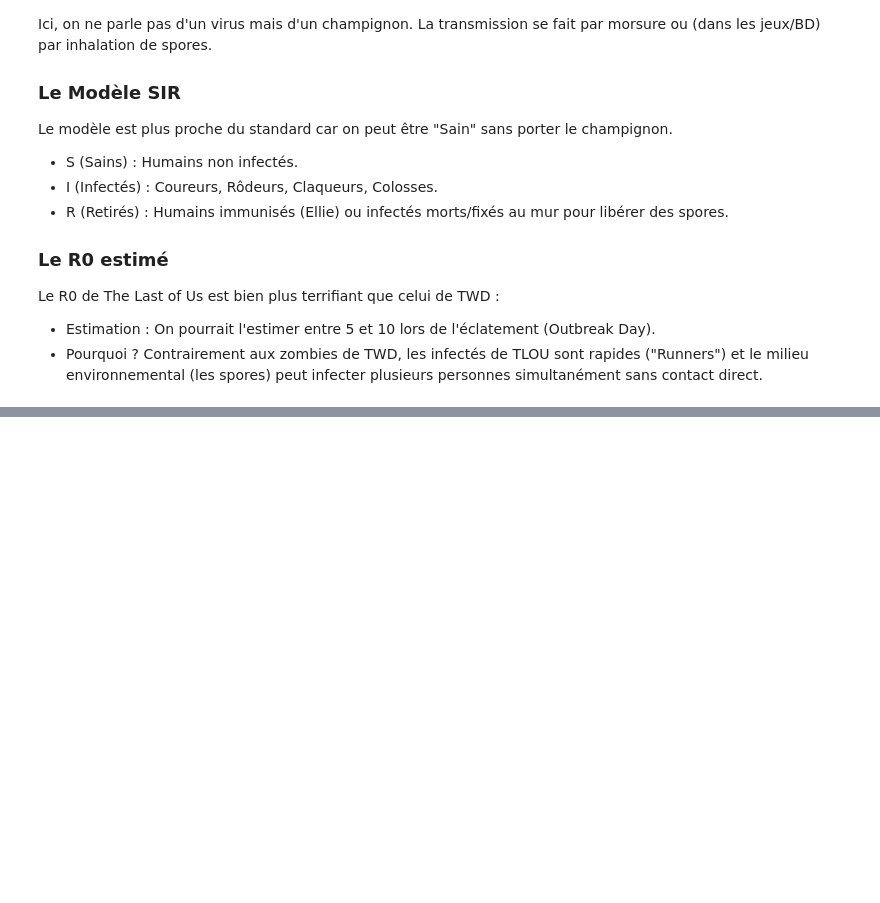
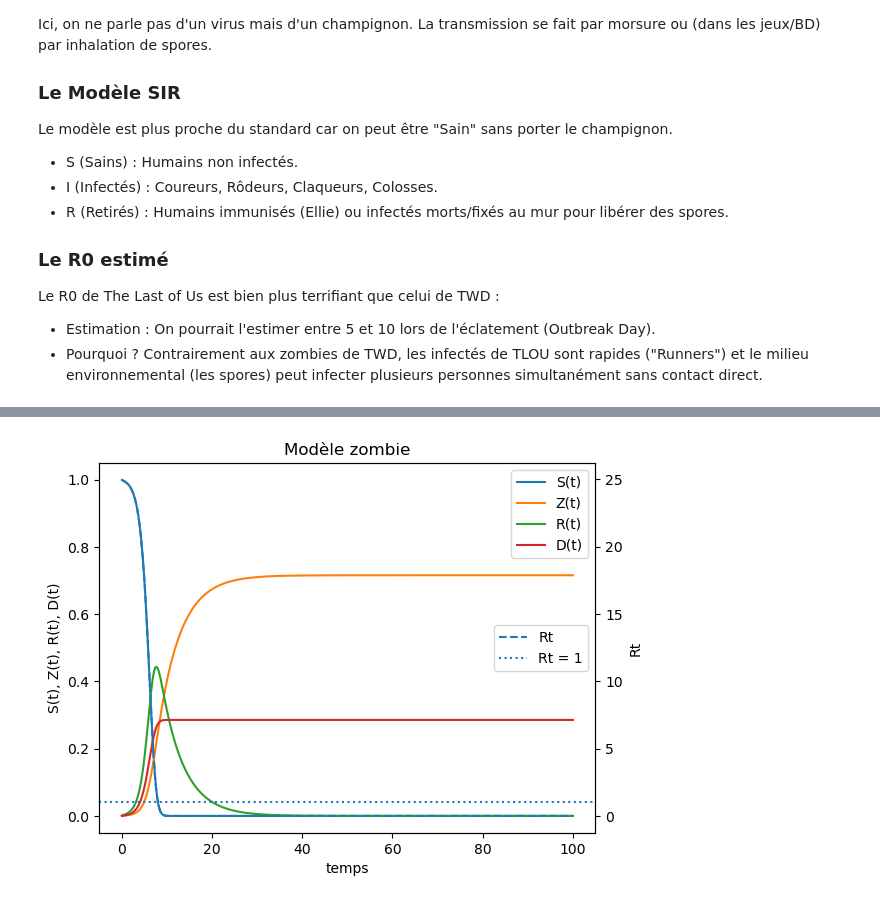
Before and after one commit to hjvictor/SIR_model, a Jupyter notebook: Info Zombie.ipynb, the cells around one changed output, grey strips where cells are left out. Cells and saved outputs as stored; diff of their text form; code cells hidden in the pictures; blank space fills up the shorter version.

Commit message:
info zombie

```diff
--- a/Info Zombie.ipynb
+++ b/Info Zombie.ipynb
@@ -30,0 +46,18 @@ Le R0 de The Last of Us est bien plus terrifiant que celui de TWD :
+# %%
+import pandas as pd
+import numpy as np
+import matplotlib.pyplot as plt
+import nosPackages.mathUtils as mathUtils
+
+# population initial
+S_init=0.999 # personnes suscétibles (départ) en fraction -> 1=100%
+Z_init=0.001 # personnes zombies
+R_init=0 # personnes en statut quo, elles sont infectés mais ne sont pas encore zombie (ne peuvent pas infecter)
+D_init=0 # personnes qui meurent
+
+# paramètre de contagion
+beta=5 # Contaminé par un zombie
+gamma=0.2 # Délai d'attente avant de devenir zombie
+mu= 2 # Humain consommé par le zombie
+alpha= 0.0001 # Zombie qui est mort
+R0=beta/gamma*S_init # nombre de personnes contaminés par un malade = 3 pour le covid
@@ -30,0 +138,23 @@ Le R0 de The Last of Us est bien plus terrifiant que celui de TWD :
+# %%
+plt.figure()
+plt.title("Modèle zombie")
+
+ax1 = plt.gca()
+ax1.plot(temps, S, label="S(t)")
+ax1.plot(temps, Z, label="Z(t)")
+ax1.plot(temps, R, label="R(t)")
+ax1.plot(temps, D, label="D(t)")
+ax1.set_xlabel("temps")
+ax1.set_ylabel("S(t), Z(t), R(t), D(t)")
+ax1.legend(loc="upper right")
+
+ax2 = ax1.twinx()
+ax2.plot(temps, Rt, "--", label="Rt")
+ax2.axhline(1, linestyle=":", label="Rt = 1")
+ax2.set_ylabel("Rt")
+ax2.legend(loc="center right")
+
+plt.savefig("sir_zombie.pdf", bbox_inches='tight')
+plt.show()
+# %% [output]
+[figure, added]
```
Also changed, not shown: parts of 3 cells of this notebook.
